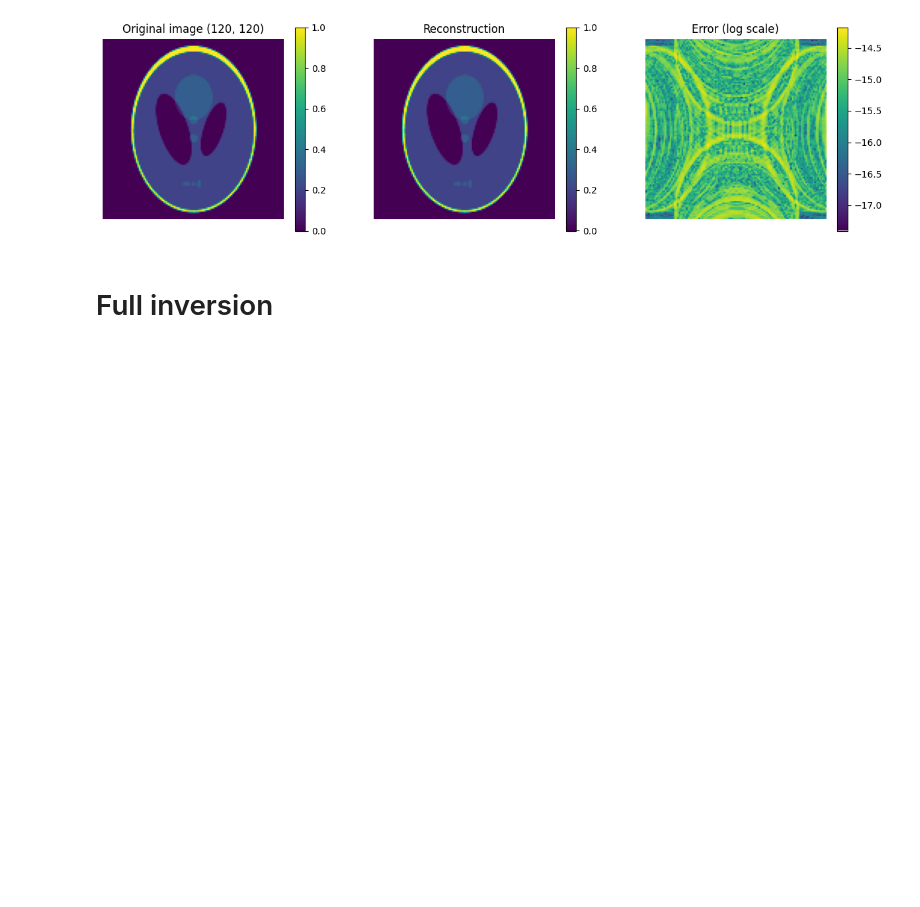
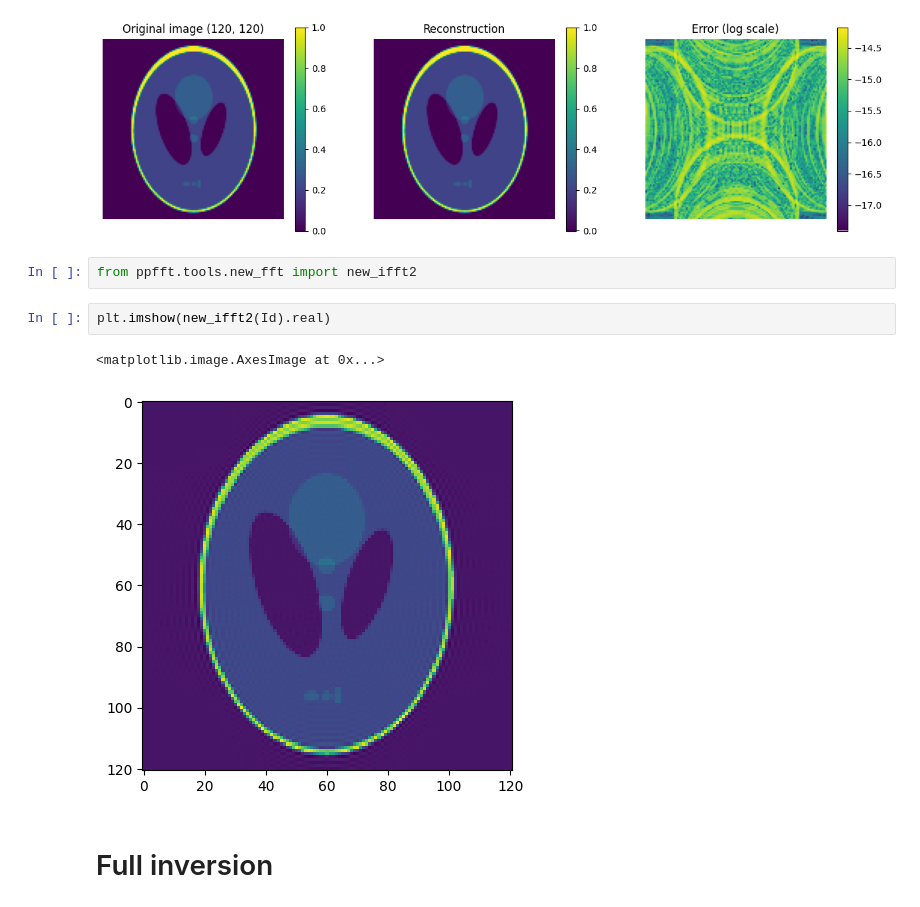
Before and after one commit to Loris0/ppfft, a Jupyter notebook: notebooks/direct_inverse.ipynb, the cells around one changed output. Cells and saved outputs as stored; diff of their text form; blank space fills up the shorter version.

```diff
--- a/notebooks/direct_inverse.ipynb
+++ b/notebooks/direct_inverse.ipynb
@@ -238,6 +238,13 @@ axes[2].set_title("Error (log scale)")
 # %% [output]
 [None, None, None]
 [figure]
+# %%
+from ppfft.tools.new_fft import new_ifft2
+# %%
+plt.imshow(new_ifft2(Id).real)
+# %% [output]
+<matplotlib.image.AxesImage at 0x...>
+[figure, added]
 # %% [markdown]
 # Full inversion
 # %%
```
Also changed, not shown: parts of 4 cells of this notebook, 17 other files.
